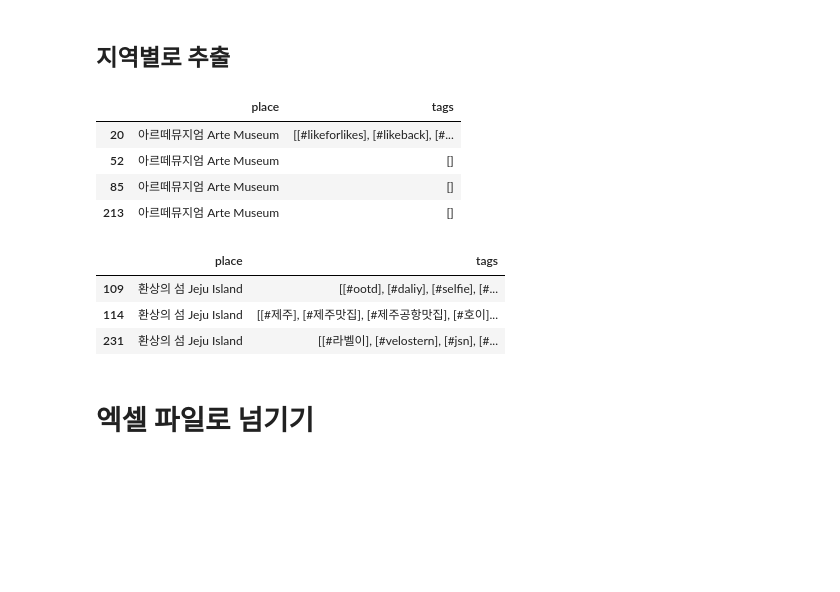
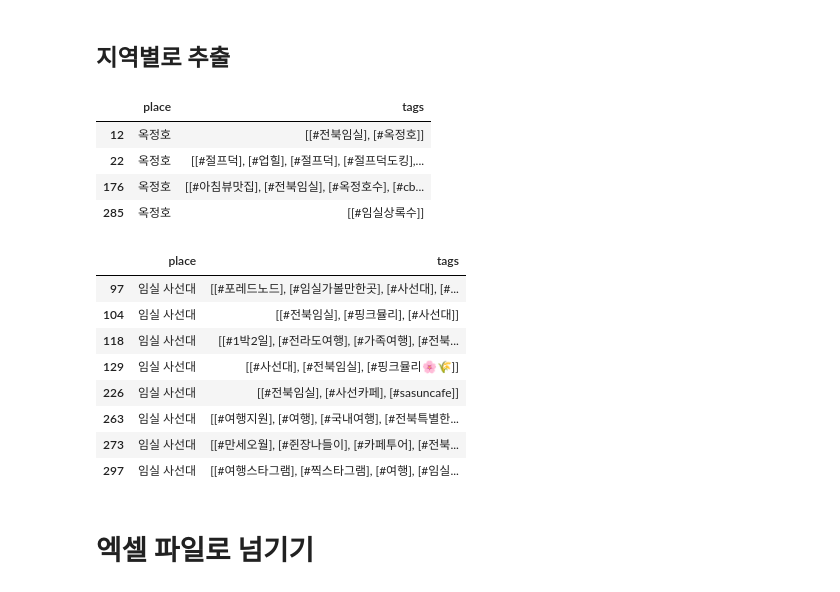
Before and after one commit to clock18/Jupiter, a Jupyter notebook: MLP_Project_4.ipynb, the cells around one changed output. Saved outputs shown, nothing was run; the diff lists cells and outputs as text; code cells hidden in the pictures; blank space fills up the shorter version.

```diff
--- a/MLP_Project_4.ipynb
+++ b/MLP_Project_4.ipynb
@@ -407,22 +407,27 @@ results_df.groupby(by=['place'], as_index=False).count().sort_values(by='tags',
 # %% [markdown]
 ## 지역별로 추출
 # %%
-condition = (results_df.place == '아르떼뮤지엄 Arte Museum')
+condition = (results_df.place == '옥정호')
 results_df4 = results_df.loc[condition, ['place', 'tags']]
 results_df4
 # %% [output]
 |  | place | tags |
-| 20 | 아르떼뮤지엄 Arte Museum | [[#likeforlikes], [#likeback], [#... |
-| 52 | 아르떼뮤지엄 Arte Museum | [] |
-| 85 | 아르떼뮤지엄 Arte Museum | [] |
-| 213 | 아르떼뮤지엄 Arte Museum | [] |
+| 12 | 옥정호 | [[#전북임실], [#옥정호]] |
+| 22 | 옥정호 | [[#절프덕], [#업힐], [#절프덕], [#절프덕도킹],... |
+| 176 | 옥정호 | [[#아침뷰맛집], [#전북임실], [#옥정호수], [#cb... |
+| 285 | 옥정호 | [[#임실상록수]] |
 # %%
-results_df4.drop([results_df4.index[2],results_df4.index[4],results_df4.index[2],results_df4.index[4]])
+results_df4.drop([results_df4.index[4],results_df4.index[5],results_df4.index[6],results_df4.index[7],results_df4.index[8],results_df4.index[9],results_df4.index[10],results_df4.index[11],results_df4.index[12]])
 # %% [output]
 |  | place | tags |
-| 109 | 환상의 섬 Jeju Island | [[#ootd], [#daliy], [#selfie], [#... |
-| 114 | 환상의 섬 Jeju Island | [[#제주], [#제주맛집], [#제주공항맛집], [#호이]... |
-| 231 | 환상의 섬 Jeju Island | [[#라벨이], [#velostern], [#jsn], [#... |
+| 97 | 임실 사선대 | [[#포레드노드], [#임실가볼만한곳], [#사선대], [#... |
+| 104 | 임실 사선대 | [[#전북임실], [#핑크뮬리], [#사선대]] |
+| 118 | 임실 사선대 | [[#1박2일], [#전라도여행], [#가족여행], [#전북... |
+| 129 | 임실 사선대 | [[#사선대], [#전북임실], [#핑크뮬리🌸🌾]] |
+| 226 | 임실 사선대 | [[#전북임실], [#사선카페], [#sasuncafe]] |
+| 263 | 임실 사선대 | [[#여행지원], [#여행], [#국내여행], [#전북특별한... |
+| 273 | 임실 사선대 | [[#만세오월], [#쥔장나들이], [#카페투어], [#전북... |
+| 297 | 임실 사선대 | [[#여행스타그램], [#찍스타그램], [#여행], [#임실... |
 # %% [markdown]
 # 엑셀 파일로 넘기기
 # %%
```
Also changed, not shown: parts of 4 cells of this notebook.
